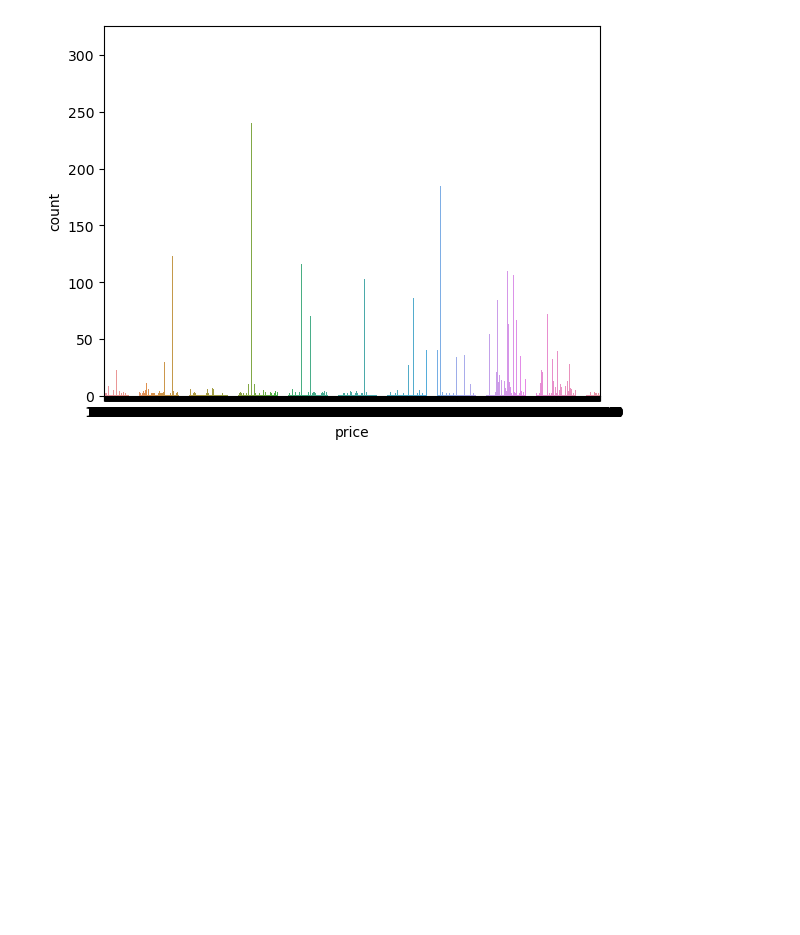
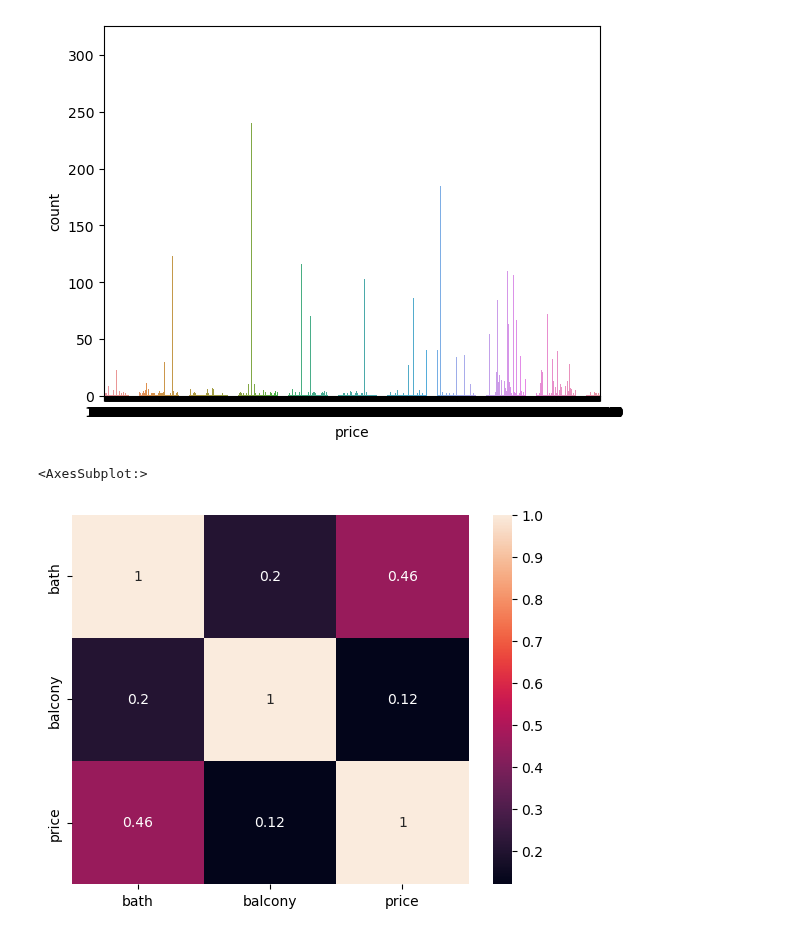
Before and after one commit to SunnyChaudhary1811/Assessmentfsds, a Jupyter notebook: Answer.2.2ML.ipynb, the cells around one changed output. Saved outputs shown, nothing was run; the diff lists cells and outputs as text; code cells hidden in the pictures; blank space fills up the shorter version.

```diff
--- a/Answer.2.2ML.ipynb
+++ b/Answer.2.2ML.ipynb
@@ -208,3 +208,8 @@ for col in numerical_columns:
 [figure]
 [figure]
 [figure]
+# %%
+sns.heatmap(data[numerical_columns].corr(),annot=True)
+# %% [output]
+<AxesSubplot:>
+[figure, added]
```
Also changed, not shown: parts of 6 cells of this notebook.
